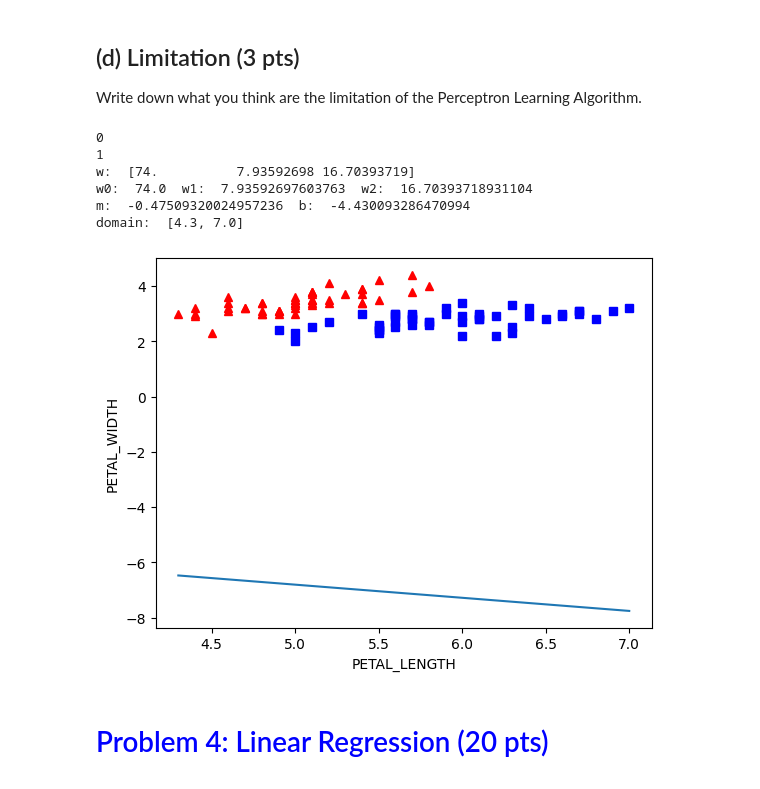
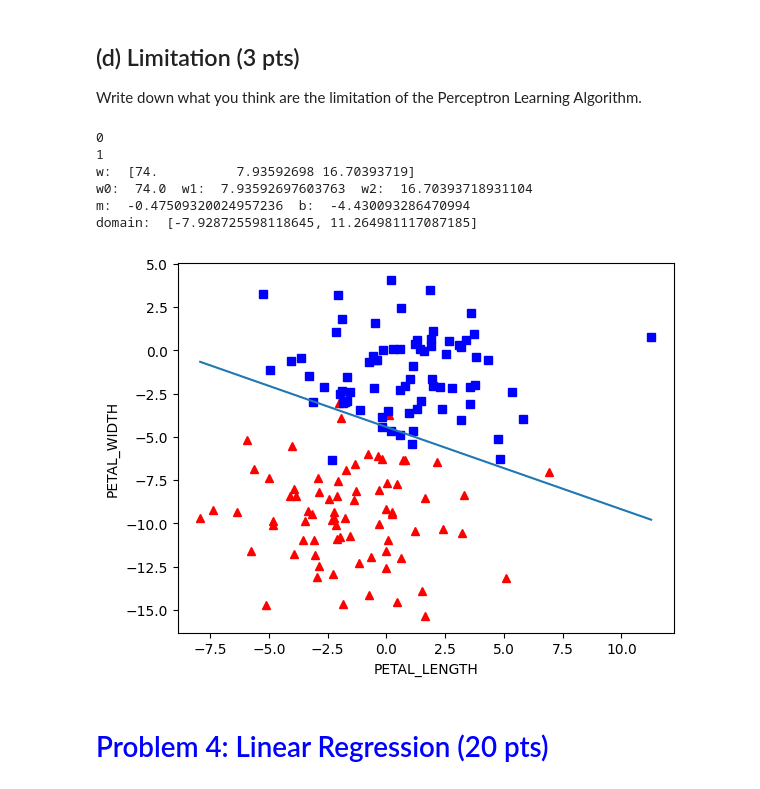
Before and after one commit to jag2k2/ut-stat-ml, a Jupyter notebook: HW1/Homework1Programming.ipynb, the cells around one changed output. Cells and saved outputs as stored; diff of their text form; code cells hidden in the pictures.

Commit message:
fixing plot

```diff
--- a/HW1/Homework1Programming.ipynb
+++ b/HW1/Homework1Programming.ipynb
@@ -166,9 +166,6 @@ X, y = datasets.make_blobs(n_samples=150,n_features=2,
                            random_state=2)
 y = y[:, np.newaxis]
 X = np.hstack((X,y))
-
-num_iter = 100
-w, misclassified_, misclassified_portion = perceptron(X, num_iter)
 
 def make_scatter_with_h(data, y_plot, x_plot, w):
     print(x_plot.value)
@@ -178,36 +175,38 @@ def make_scatter_with_h(data, y_plot, x_plot, w):
     w1 = w[x_plot.value+1]
     w2 = w[y_plot.value+1]
     print("w0: ", w0, " w1: ", w1, " w2: ", w2)
     m = -float(w1/w2)
     b = -float(w0/w2)
     print("m: ", m, " b: ", b)
 
     y = data[:,-1]
     plt.plot(data[:, 0][y==0], data[:, 1][y==0], "r^")
     plt.plot(data[:, 0][y==1], data[:, 1][y==1], "bs")
 
     # plt.scatter(np.array(data[:50,x_plot.value]), np.array(data[:50,y_plot.value]), marker='o', label='setosa')
     # plt.scatter(np.array(data[50:,x_plot.value]), np.array(data[50:,y_plot.value]), marker='x', label='versicolor')
     plt.xlabel(x_plot.name)
     plt.ylabel(y_plot.name)
 
     domain_h = [min(data[:,x_plot.value]), max(data[:,x_plot.value])]
     print("domain: ", domain_h)
     h_plot = [m*x + b for x in domain_h]
     plt.plot(domain_h, h_plot)
     plt.show()
 
 
 # 3. Y: petal length, X: petal width;
-make_scatter_with_h(data, Feature.PETAL_WIDTH, Feature.PETAL_LENGTH, w)
+num_iter = 100
+w, misclassified_, misclassified_portion = perceptron(X, num_iter)
+make_scatter_with_h(X, Feature.PETAL_WIDTH, Feature.PETAL_LENGTH, w)
 # %% [output]
 0
 1
 w:  [74.          7.93592698 16.70393719]
 w0:  74.0  w1:  7.93592697603763  w2:  16.70393718931104
 m:  -0.47509320024957236  b:  -4.430093286470994
-domain:  [4.3, 7.0]
+domain:  [-7.928725598118645, 11.264981117087185]
-[figure, old version]
+[figure, new version]
 # %% [markdown]
 # <font color='blue'> Problem 4: Linear Regression (20 pts) </font>
 # %% [markdown]
```
